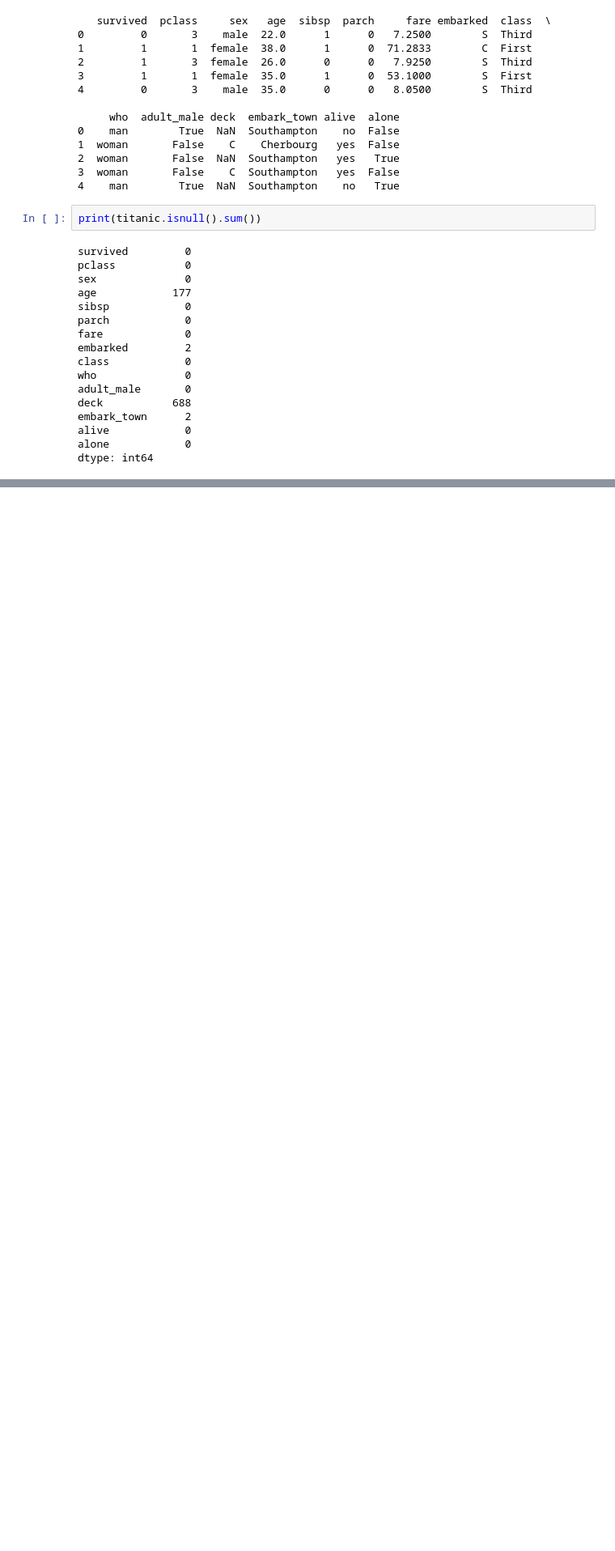
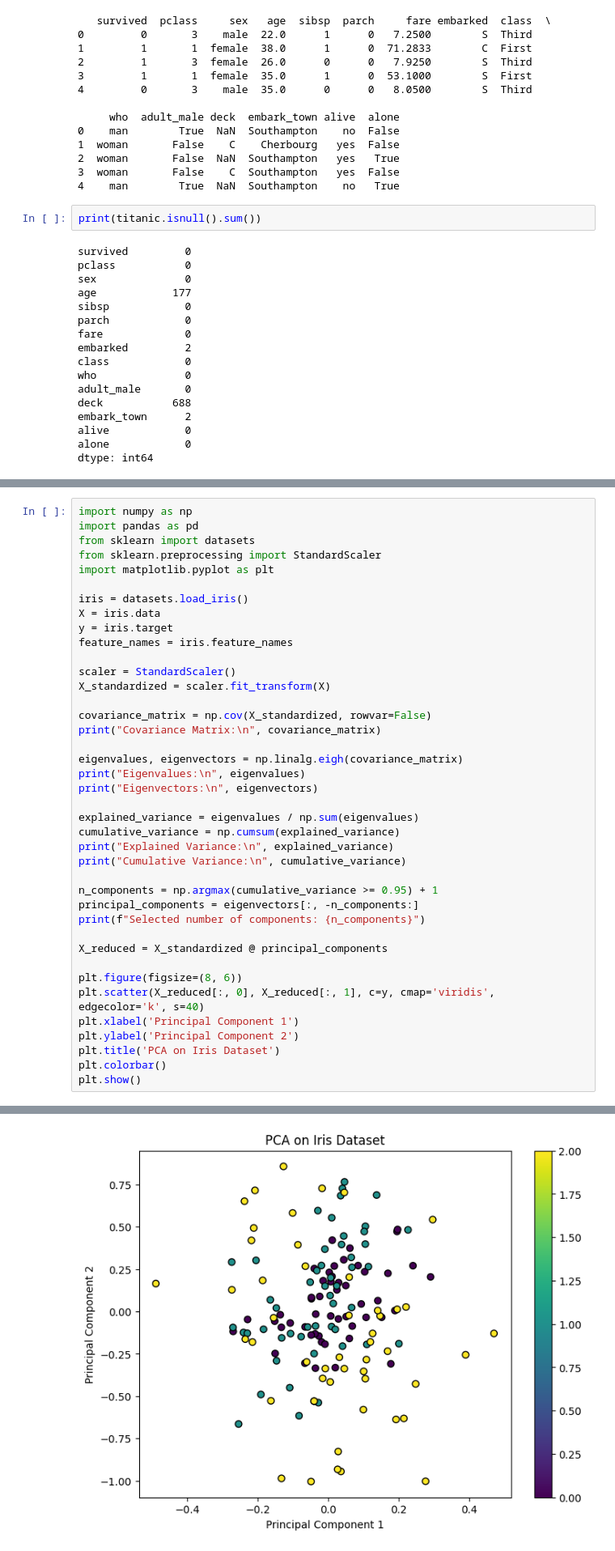
Before and after one commit to Janhvi-S103/Elements-of-AIML, a Jupyter notebook: Experiments_AIML.ipynb, the cells around one changed output, grey strips where cells are left out. Shown at 81% size. Cells and saved outputs as stored; diff of their text form; blank space fills up the shorter version.

```diff
--- a/Experiments_AIML.ipynb
+++ b/Experiments_AIML.ipynb
@@ -154,0 +387,41 @@ dtype: int64
+# %%
+import numpy as np
+import pandas as pd
+from sklearn import datasets
+from sklearn.preprocessing import StandardScaler
+import matplotlib.pyplot as plt
+
+iris = datasets.load_iris()
+X = iris.data
+y = iris.target
+feature_names = iris.feature_names
+
+scaler = StandardScaler()
+X_standardized = scaler.fit_transform(X)
+
+covariance_matrix = np.cov(X_standardized, rowvar=False)
+print("Covariance Matrix:\n", covariance_matrix)
+
+eigenvalues, eigenvectors = np.linalg.eigh(covariance_matrix)
+print("Eigenvalues:\n", eigenvalues)
+print("Eigenvectors:\n", eigenvectors)
+
+explained_variance = eigenvalues / np.sum(eigenvalues)
+cumulative_variance = np.cumsum(explained_variance)
+print("Explained Variance:\n", explained_variance)
+print("Cumulative Variance:\n", cumulative_variance)
+
+n_components = np.argmax(cumulative_variance >= 0.95) + 1
+principal_components = eigenvectors[:, -n_components:]
+print(f"Selected number of components: {n_components}")
+
+X_reduced = X_standardized @ principal_components
+
+plt.figure(figsize=(8, 6))
+plt.scatter(X_reduced[:, 0], X_reduced[:, 1], c=y, cmap='viridis', edgecolor='k', s=40)
+plt.xlabel('Principal Component 1')
+plt.ylabel('Principal Component 2')
+plt.title('PCA on Iris Dataset')
+plt.colorbar()
+plt.show()
+# %% [output]
@@ -154,0 +445 @@ dtype: int64
+[figure, added]
```
Also changed, not shown: parts of 21 cells of this notebook.
